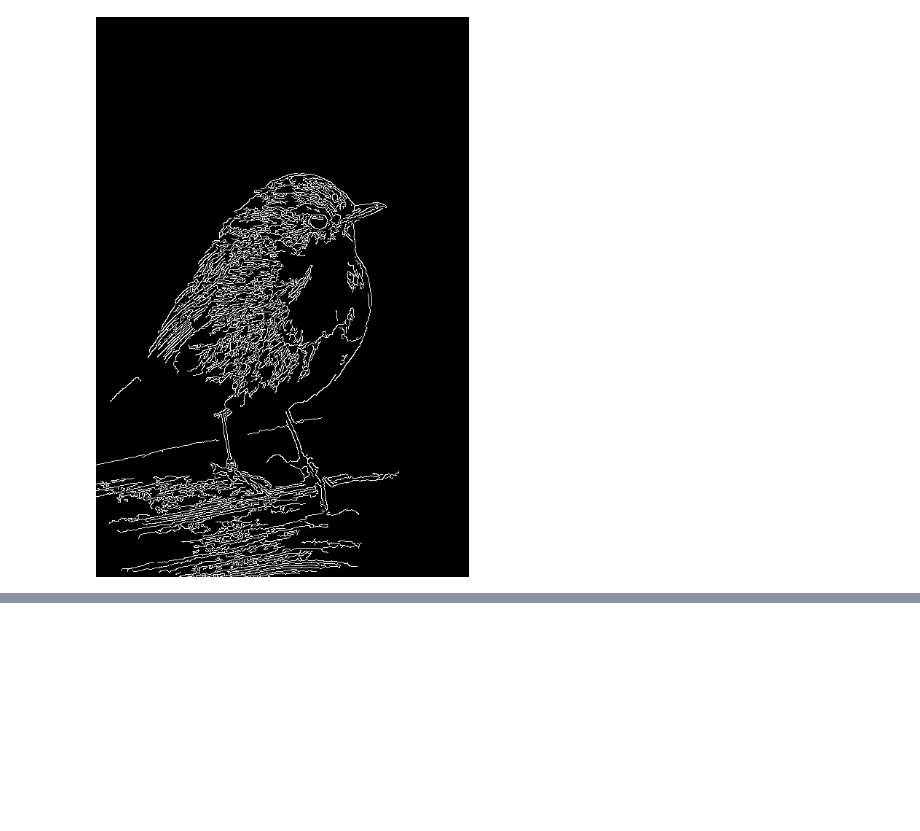
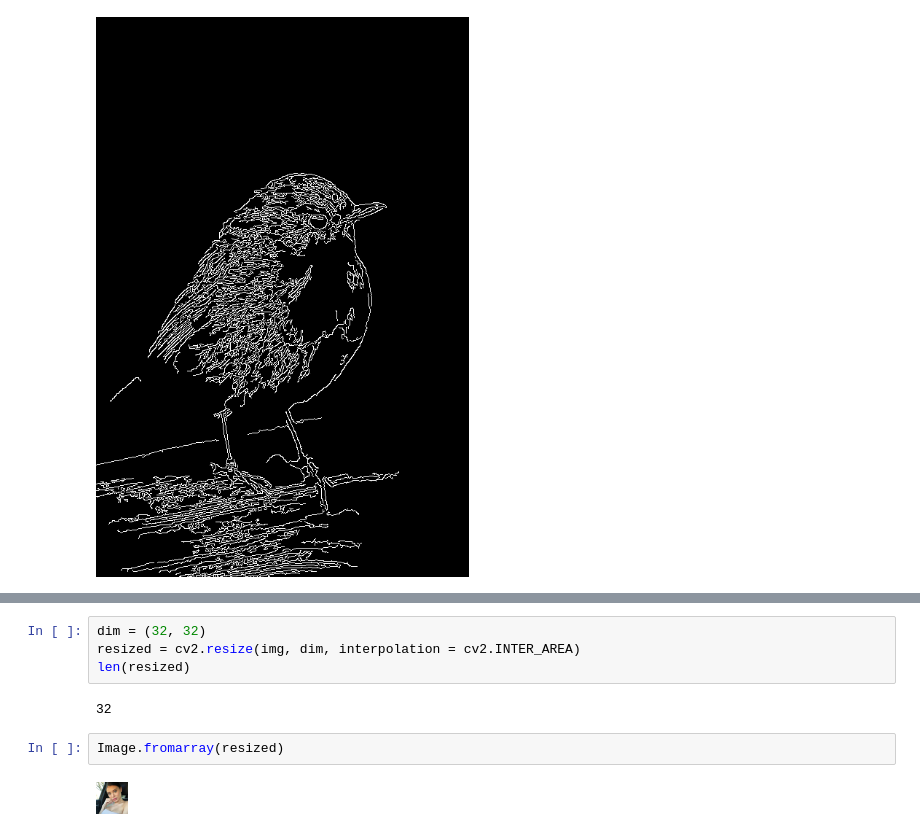
Before and after one commit to SamanFekri/MasterThesis, a Jupyter notebook: fill50k/ControlNet/Test.ipynb, the cells around one changed output, grey strips where cells are left out. Saved outputs shown, nothing was run; the diff lists cells and outputs as text; blank space fills up the shorter version.

```diff
--- a/fill50k/ControlNet/Test.ipynb
+++ b/fill50k/ControlNet/Test.ipynb
@@ -176,0 +198,10 @@ Image.fromarray(canny)
+# %%
+dim = (32, 32)
+resized = cv2.resize(img, dim, interpolation = cv2.INTER_AREA)
+len(resized)
+# %% [output]
+32
+# %%
+Image.fromarray(resized)
+# %% [output]
+[figure, added]
```
Also changed, not shown: parts of 7 cells of this notebook, 2 other files.
